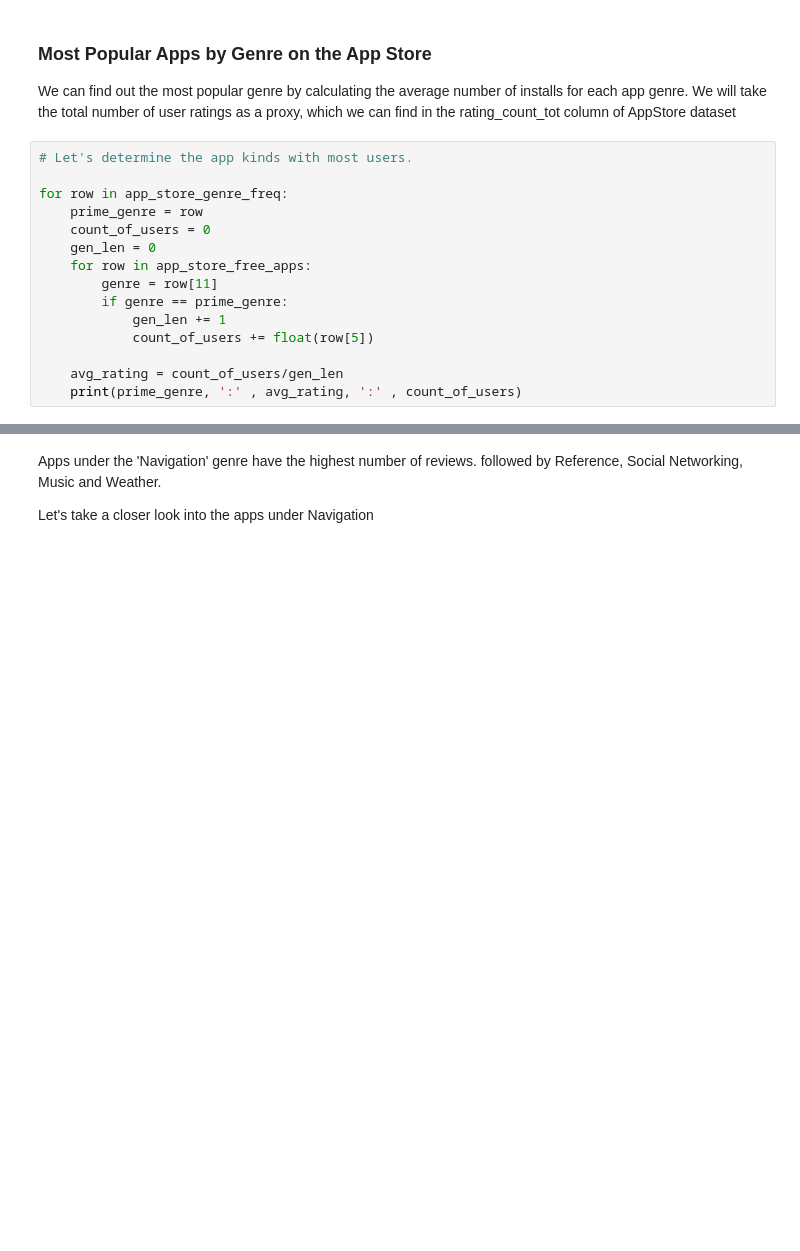
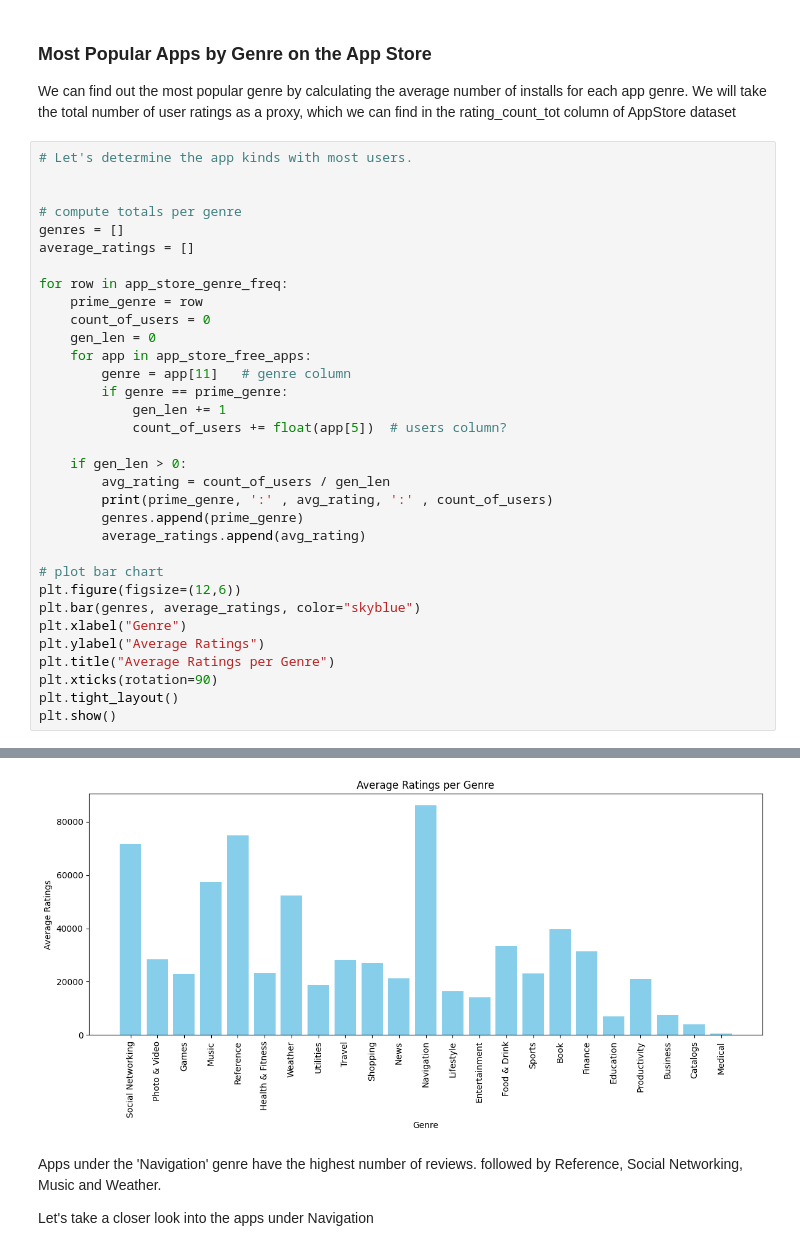
Before and after one commit to mukul-pixel/app_recommendation_analysis, a Jupyter notebook: Basics.ipynb, the cells around one changed output, grey strips where cells are left out. Saved outputs shown, nothing was run; the diff lists cells and outputs as text; blank space fills up the shorter version.

Commit message:
added graphs for analysing genre popularity

```diff
--- a/Basics.ipynb
+++ b/Basics.ipynb
@@ -411,37 +411,56 @@ The frequency table that we analyze shows that apps designed for fun dominate th
 We can find out the most popular genre by calculating the average number of installs for each app genre. We will take the total number of user ratings as a proxy, which we can find in the rating_count_tot column of AppStore dataset
 # %%
 # Let's determine the app kinds with most users.
+
+
+# compute totals per genre
+genres = []
+average_ratings = []
 
 for row in app_store_genre_freq:
     prime_genre = row
     count_of_users = 0
     gen_len = 0
-    for row in app_store_free_apps:
-        genre = row[11]
+    for app in app_store_free_apps:
+        genre = app[11]   # genre column
         if genre == prime_genre:
             gen_len += 1
-            count_of_users += float(row[5])
+            count_of_users += float(app[5])  # users column?
 
-    avg_rating = count_of_users/gen_len
-    print(prime_genre, ':' , avg_rating, ':' , count_of_users)
+    if gen_len > 0:
+        avg_rating = count_of_users / gen_len
+        print(prime_genre, ':' , avg_rating, ':' , count_of_users)
+        genres.append(prime_genre)
+        average_ratings.append(avg_rating)
+
+# plot bar chart
+plt.figure(figsize=(12,6))
+plt.bar(genres, average_ratings, color="skyblue")
+plt.xlabel("Genre")
+plt.ylabel("Average Ratings")
+plt.title("Average Ratings per Genre")
+plt.xticks(rotation=90)
+plt.tight_layout()
+plt.show()
 # %% [output]
 Social Networking : 71548.34905660378 : 7584125.0
 Photo & Video : 28441.54375 : 4550647.0
 Games : 22788.6696905016 : 42705967.0
 Music : 57326.530303030304 : 3783551.0
 Reference : 74942.11111111111 : 1348958.0
 Health & Fitness : 23298.015384615384 : 1514371.0
 Weather : 52279.892857142855 : 1463837.0
 Utilities : 18684.456790123455 : 1513441.0
 Travel : 28243.8 : 1129752.0
 Shopping : 26919.690476190477 : 2261254.0
 News : 21248.023255813954 : 913665.0
 Navigation : 86090.33333333333 : 516542.0
 ... (7 lines left out)
 Productivity : 21028.410714285714 : 1177591.0
 Business : 7491.117647058823 : 127349.0
 Catalogs : 4004.0 : 16016.0
 Medical : 612.0 : 3672.0
+[figure, added]
 # %% [markdown]
 Apps under the 'Navigation' genre have the highest number of reviews. followed by Reference, Social Networking, Music and Weather.
 
```
Also changed, not shown: parts of 1 cell of this notebook.
